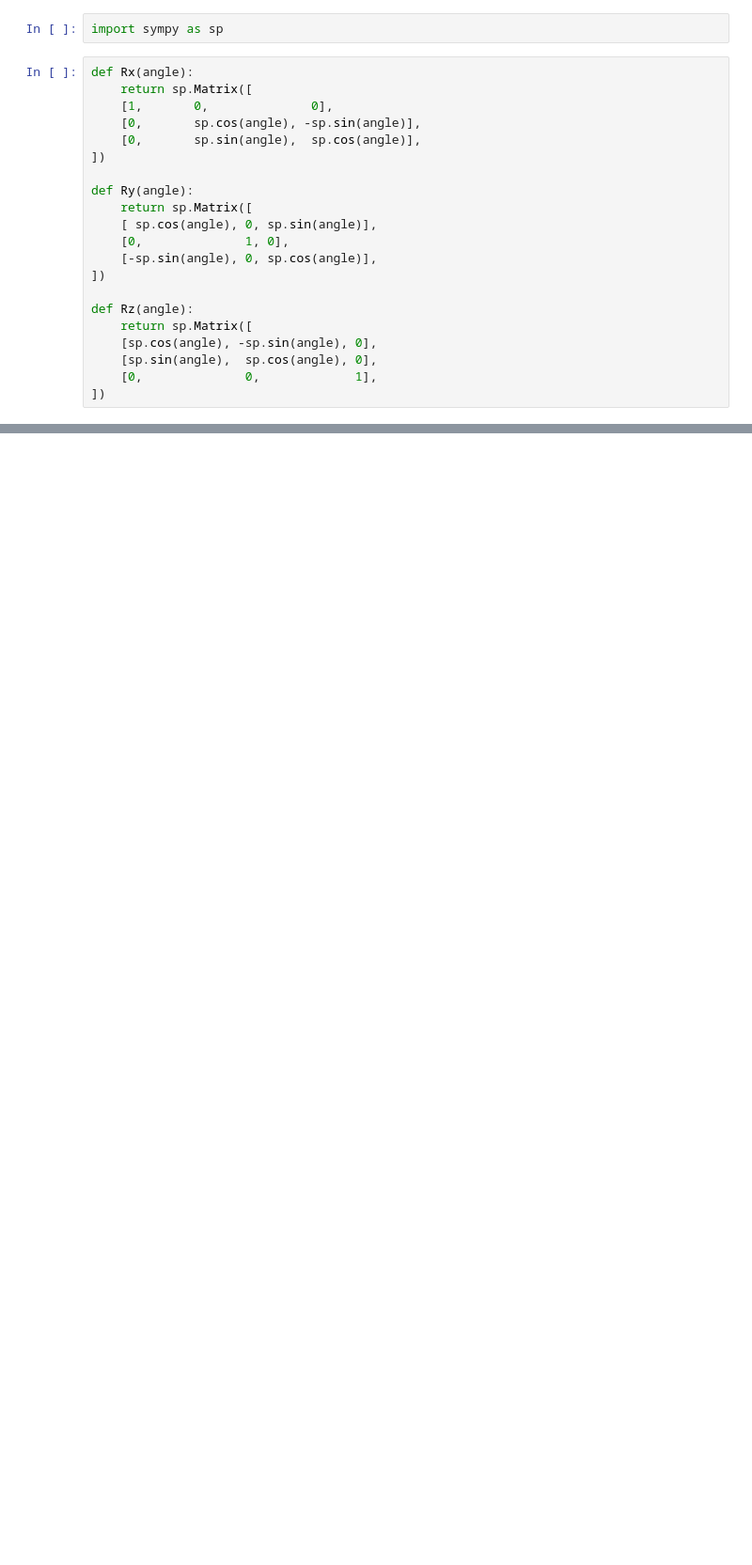
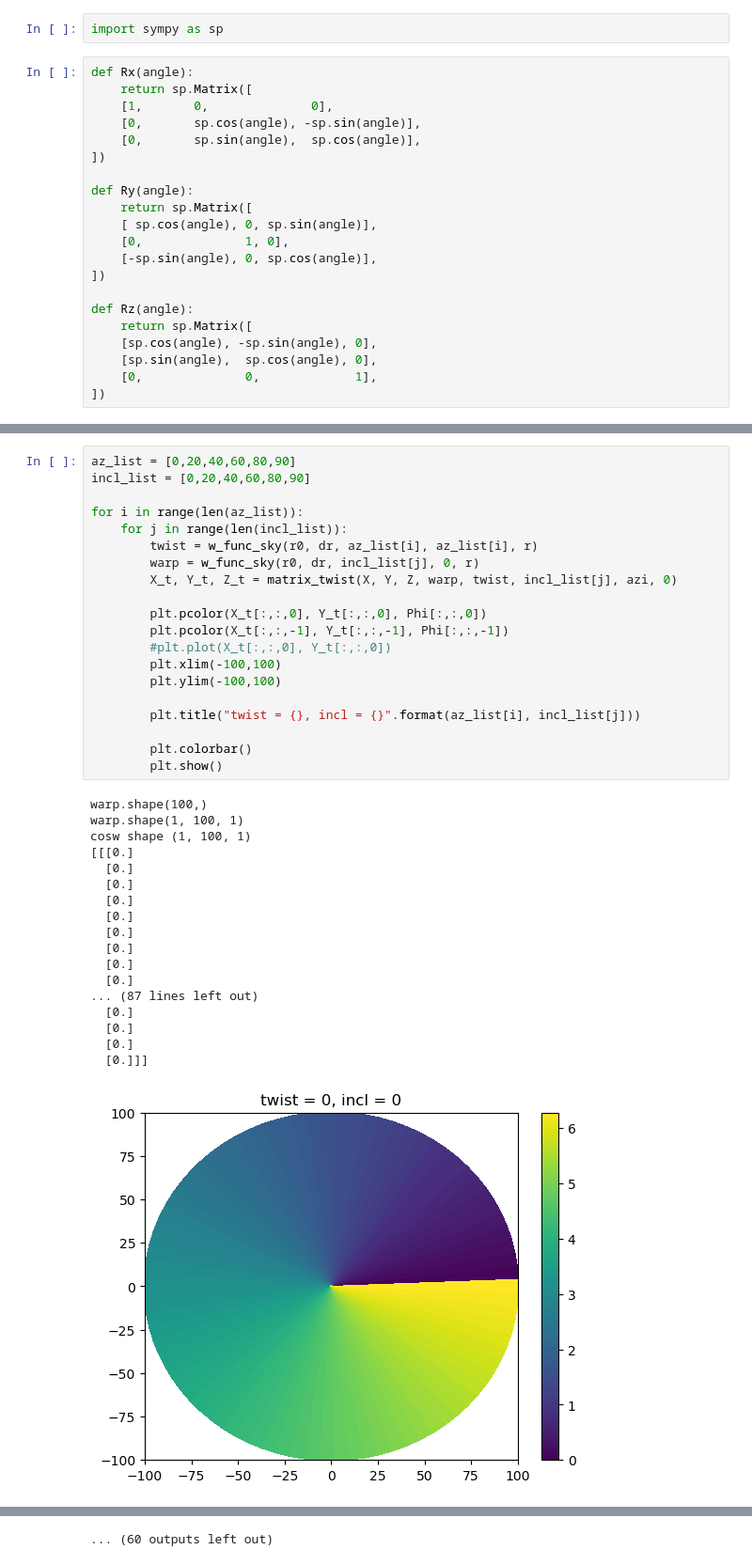
Before and after one commit to theochawla/49ceti_warpmodel, a Jupyter notebook: Warp/warp_last_ditch/understanding_matrix.ipynb, the cells around one changed output, grey strips where cells are left out. Shown at 94% size. Saved outputs shown, nothing was run; the diff lists cells and outputs as text; blank space fills up the shorter version.

```diff
--- a/Warp/warp_last_ditch/understanding_matrix.ipynb
+++ b/Warp/warp_last_ditch/understanding_matrix.ipynb
@@ -216,0 +287,39 @@ plt.colorbar()
+# %%
+az_list = [0,20,40,60,80,90]
+incl_list = [0,20,40,60,80,90]
+
+for i in range(len(az_list)):
+    for j in range(len(incl_list)):
+        twist = w_func_sky(r0, dr, az_list[i], az_list[i], r)
+        warp = w_func_sky(r0, dr, incl_list[j], 0, r)
+        X_t, Y_t, Z_t = matrix_twist(X, Y, Z, warp, twist, incl_list[j], azi, 0)
+
+        plt.pcolor(X_t[:,:,0], Y_t[:,:,0], Phi[:,:,0])
+        plt.pcolor(X_t[:,:,-1], Y_t[:,:,-1], Phi[:,:,-1])
+        #plt.plot(X_t[:,:,0], Y_t[:,:,0])
+        plt.xlim(-100,100)
+        plt.ylim(-100,100)
+
+        plt.title("twist = {}, incl = {}".format(az_list[i], incl_list[j]))
+
+        plt.colorbar()
+        plt.show()
+# %% [output]
+warp.shape(100,)
+warp.shape(1, 100, 1)
+cosw shape (1, 100, 1)
+[[[0.]
+  [0.]
+  [0.]
+  [0.]
+  [0.]
+  [0.]
+  [0.]
+  [0.]
+  [0.]
+... (87 lines left out)
+  [0.]
+  [0.]
+  [0.]
+  [0.]]]
+[figure, added]
@@ -216,0 +416 @@ plt.colorbar()
+... (60 outputs left out)
```
Also changed, not shown: parts of 12 cells of this notebook, 1 other file.
